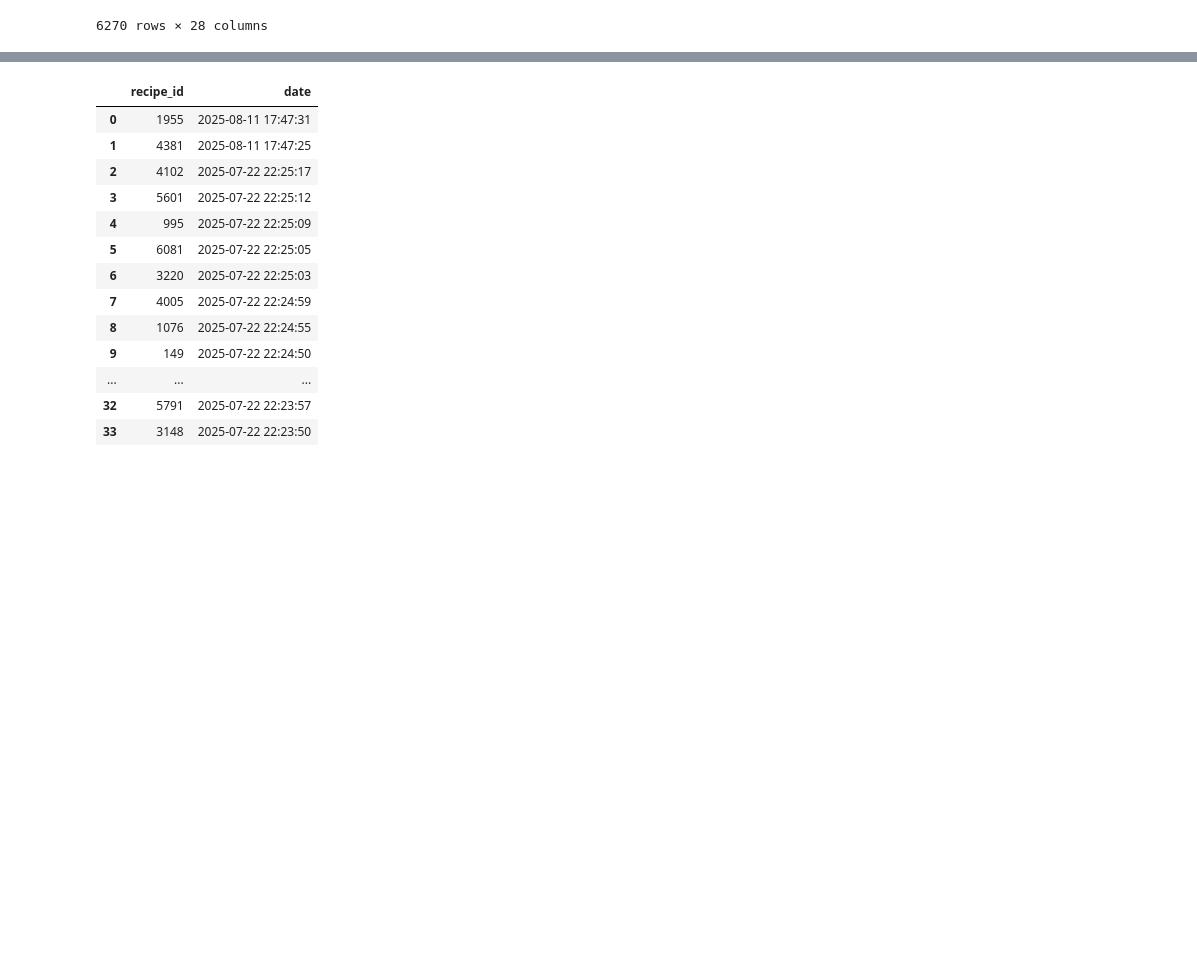
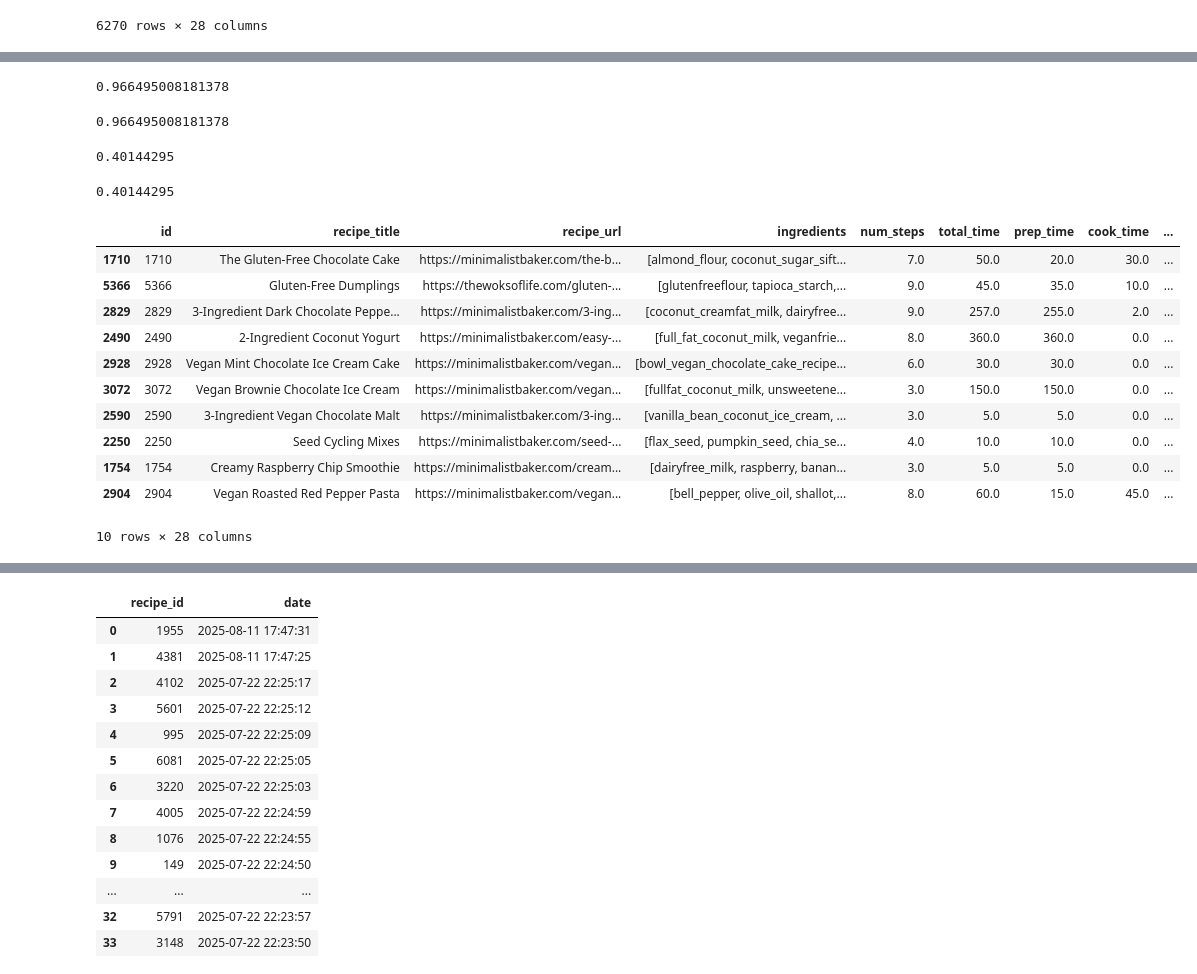
Before and after one commit to alfredmastan/food-recommendation, a Jupyter notebook: notebooks/model_evaluation.ipynb, the cells around one changed output, grey strips where cells are left out. Cells and saved outputs as stored; diff of their text form; code cells hidden in the pictures; blank space fills up the shorter version.

Commit message:
preliminary model evaluation

```diff
--- a/notebooks/model_evaluation.ipynb
+++ b/notebooks/model_evaluation.ipynb
@@ -92,0 +261,47 @@ data.iloc[model.predict(query)]
+# %%
+random.seed(42)
+test = random.sample(data.ingredients.explode().drop_duplicates().tolist(), 5)
+# print(test)
+
+k = 10
+recs = data.iloc[model.predict(test)][:k]
+recs_sims = []
+for ingredients in recs.ingredients:
+    sims = []
+    for ing in ingredients:
+        sim = np.array([fasttext_model.wv.similarity(ing, i) for i in test]).max()
+        sims.append(sim)
+    sims = np.array(sims)
+    # print(f"Ingredients: {ingredients}")
+    # print(f"Similarities: {sims.mean()}")
+    recs_sims.append(sims.mean())
+    # recs_sims.append(np.digitize(sims.mean(), bins=np.linspace(0, 1, 10), right=True))
+
+
+dcg = []
+for i in range(len(recs_sims)):
+    dcg.append(recs_sims[i]/np.log2((i+1)+1))
+
+dcg = np.array(dcg).sum()
+
+idcg = []
+sorted_recs = sorted(recs_sims, reverse=True)
+for i in range(len(sorted_recs)):
+    idcg.append(sorted_recs[i]/np.log2((i+1)+1))
+
+idcg = np.array(idcg).sum() + 1e-10  # Avoid dividing by 0
+
+ndcg = dcg/idcg
+ndcg
+# recs_sims = np.array(recs_sims)
+# print("Hit@K:", recs_sims.mean()) # Hit@K or Recall@K
+# %% [output]
+0.966495008181378
+# %%
+dcg/idcg
+# %% [output]
+0.966495008181378
+# %%
+sims.mean()
+# %% [output]
+0.40144295
@@ -92,0 +312,19 @@ data.iloc[model.predict(query)]
+# %%
+sims.mean()
+# %% [output]
+0.40144295
+# %%
+data.iloc[model.predict(test)][:k]
+# %% [output]
+|  | id | recipe_title | recipe_url | ingredients | num_steps | total_time | prep_time | cook_time | ... |
+| 1710 | 1710 | The Gluten-Free Chocolate Cake | https://minimalistbaker.com/the-b... | [almond_flour, coconut_sugar_sift... | 7.0 | 50.0 | 20.0 | 30.0 | ... |
+| 5366 | 5366 | Gluten-Free Dumplings | https://thewoksoflife.com/gluten-... | [glutenfreeflour, tapioca_starch,... | 9.0 | 45.0 | 35.0 | 10.0 | ... |
+| 2829 | 2829 | 3-Ingredient Dark Chocolate Peppe... | https://minimalistbaker.com/3-ing... | [coconut_creamfat_milk, dairyfree... | 9.0 | 257.0 | 255.0 | 2.0 | ... |
+| 2490 | 2490 | 2-Ingredient Coconut Yogurt | https://minimalistbaker.com/easy-... | [full_fat_coconut_milk, veganfrie... | 8.0 | 360.0 | 360.0 | 0.0 | ... |
+| 2928 | 2928 | Vegan Mint Chocolate Ice Cream Cake | https://minimalistbaker.com/vegan... | [bowl_vegan_chocolate_cake_recipe... | 6.0 | 30.0 | 30.0 | 0.0 | ... |
+| 3072 | 3072 | Vegan Brownie Chocolate Ice Cream | https://minimalistbaker.com/vegan... | [fullfat_coconut_milk, unsweetene... | 3.0 | 150.0 | 150.0 | 0.0 | ... |
+| 2590 | 2590 | 3-Ingredient Vegan Chocolate Malt | https://minimalistbaker.com/3-ing... | [vanilla_bean_coconut_ice_cream, ... | 3.0 | 5.0 | 5.0 | 0.0 | ... |
+| 2250 | 2250 | Seed Cycling Mixes | https://minimalistbaker.com/seed-... | [flax_seed, pumpkin_seed, chia_se... | 4.0 | 10.0 | 10.0 | 0.0 | ... |
+| 1754 | 1754 | Creamy Raspberry Chip Smoothie | https://minimalistbaker.com/cream... | [dairyfree_milk, raspberry, banan... | 3.0 | 5.0 | 5.0 | 0.0 | ... |
+| 2904 | 2904 | Vegan Roasted Red Pepper Pasta | https://minimalistbaker.com/vegan... | [bell_pepper, olive_oil, shallot,... | 8.0 | 60.0 | 15.0 | 45.0 | ... |
+10 rows × 28 columns
```
Also changed, not shown: parts of 13 cells of this notebook, 4 other files.
